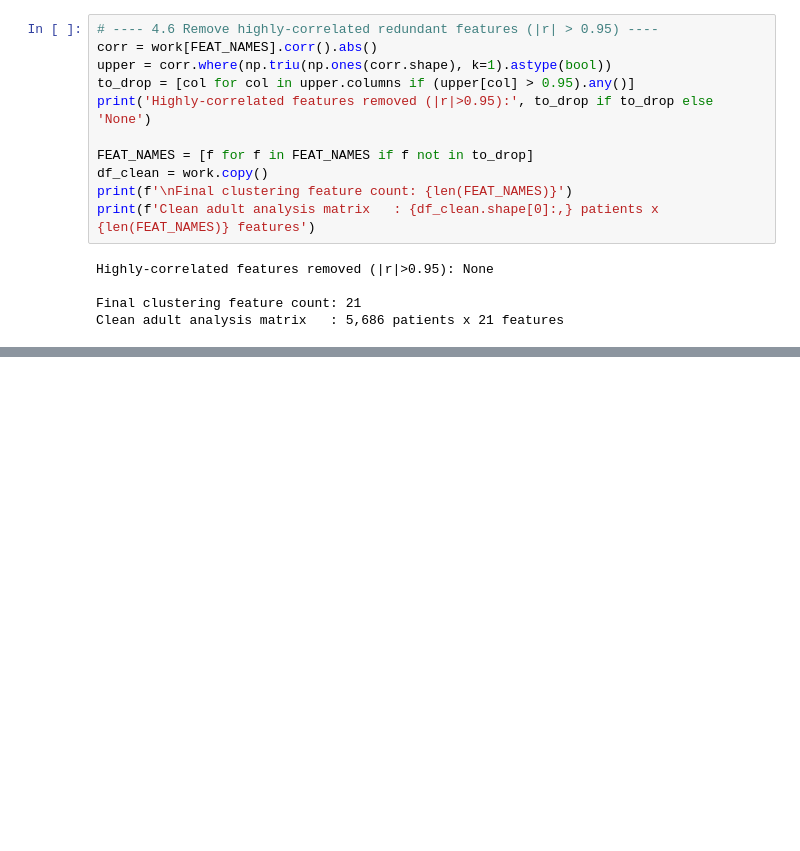
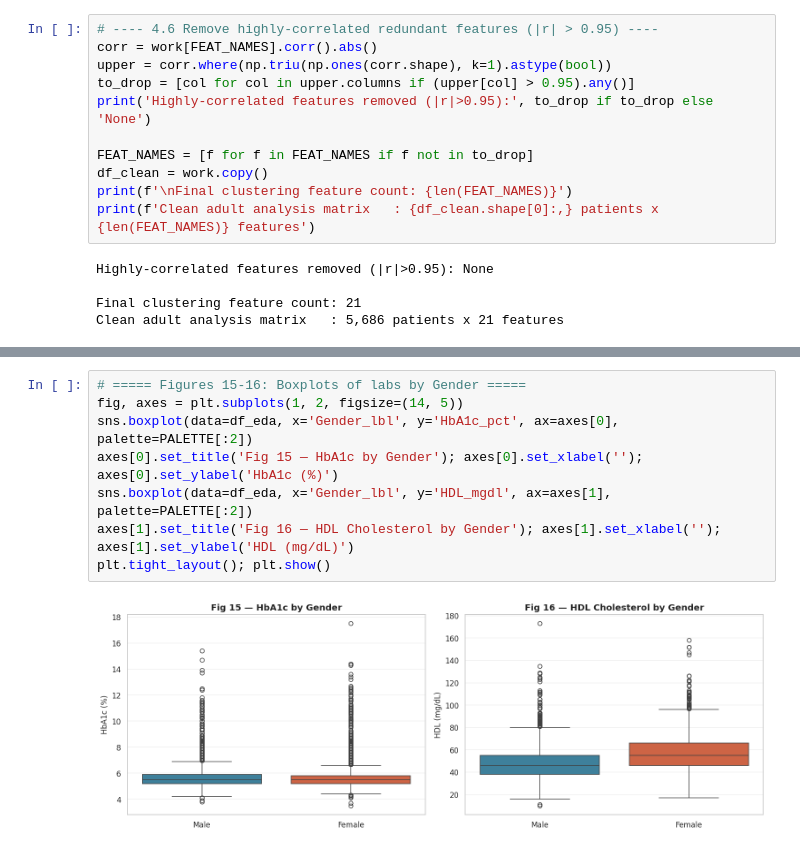
Before and after one commit to Syed-Irfan-1165/Patient-Segmentation-using-Unsupervised-Machine-Learning, a Jupyter notebook: notebooks/NHANES_Patient_Segmentation_PROGRESS.ipynb, the cells around one changed output, grey strips where cells are left out. Saved outputs shown, nothing was run; the diff lists cells and outputs as text; blank space fills up the shorter version.

```diff
--- a/notebooks/NHANES_Patient_Segmentation_PROGRESS.ipynb
+++ b/notebooks/NHANES_Patient_Segmentation_PROGRESS.ipynb
@@ -620,0 +736,10 @@ Clean adult analysis matrix   : 5,686 patients x 21 features
+# %%
+# ===== Figures 15-16: Boxplots of labs by Gender =====
+fig, axes = plt.subplots(1, 2, figsize=(14, 5))
+sns.boxplot(data=df_eda, x='Gender_lbl', y='HbA1c_pct', ax=axes[0], palette=PALETTE[:2])
+axes[0].set_title('Fig 15 — HbA1c by Gender'); axes[0].set_xlabel(''); axes[0].set_ylabel('HbA1c (%)')
+sns.boxplot(data=df_eda, x='Gender_lbl', y='HDL_mgdl', ax=axes[1], palette=PALETTE[:2])
+axes[1].set_title('Fig 16 — HDL Cholesterol by Gender'); axes[1].set_xlabel(''); axes[1].set_ylabel('HDL (mg/dL)')
+plt.tight_layout(); plt.show()
+# %% [output]
+[figure, added]
```
Also changed, not shown: parts of 20 cells of this notebook.
